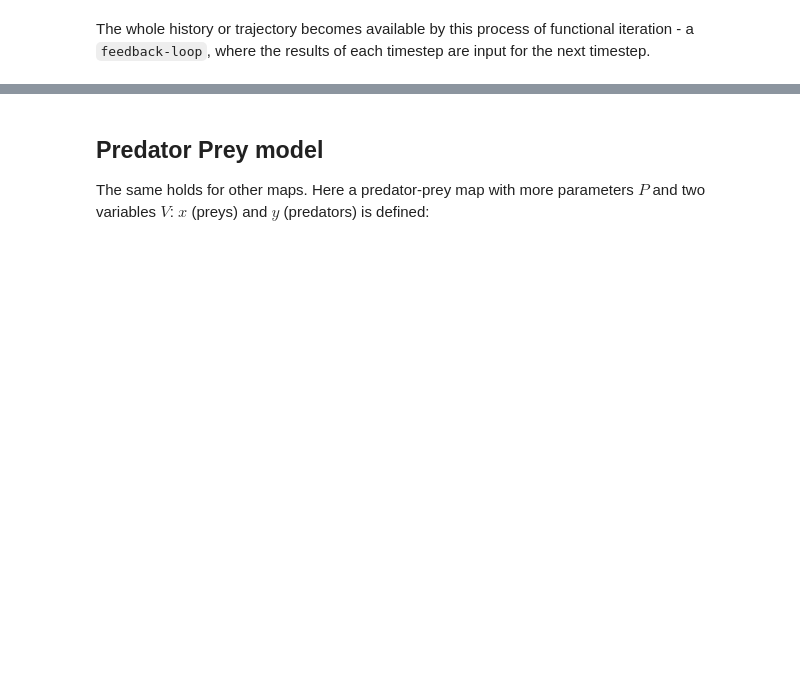
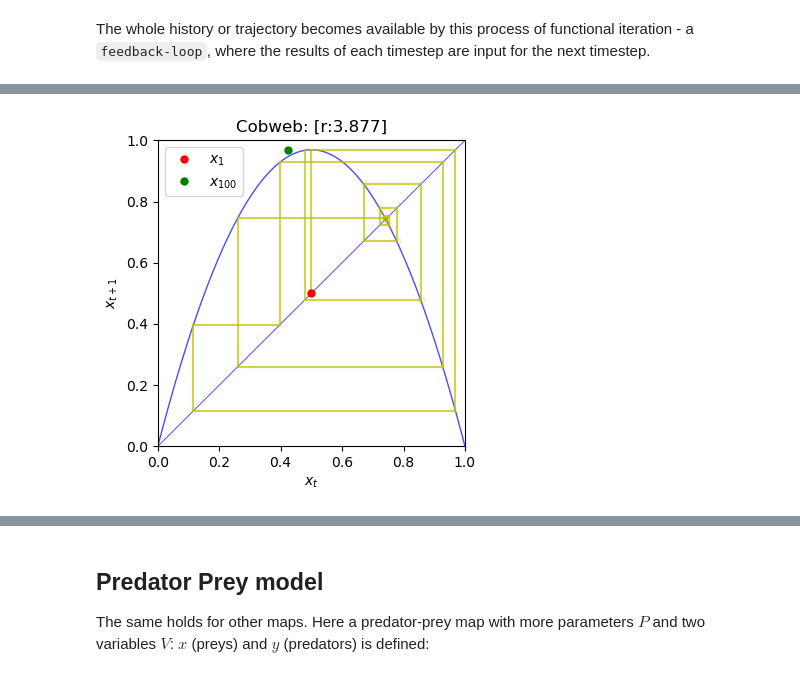
Before and after one commit to bartmarseille/iterative-maps, a Jupyter notebook: 0. Map-iterate-plot framework.ipynb, the cells around one changed output, grey strips where cells are left out. Drawn from its saved outputs; the diff is of its cells as text; code cells hidden in the pictures; blank space fills up the shorter version.

```diff
--- a/0. Map-iterate-plot framework.ipynb
+++ b/0. Map-iterate-plot framework.ipynb
@@ -85,0 +94,36 @@ plt.tight_layout()
+# %%
+ def plot_cobweb(func: Callable, T: np.ndarray, ax=None, figsize=(4,4), **parameters):
+    assert T.ndim==1, 'trajectory should be 1 dimensional'
+    _ax = ax if ax else plt.subplots(1, 1, figsize=figsize)[1]
+
+    # plot map
+    linspace = np.linspace(0., 1., 1000)
+    linspace_dot = func(linspace, **parameters)
+    _ax.plot(linspace, linspace_dot, c='b', alpha=0.7, lw=1)
+    _ax.plot(linspace, linspace, c='b', alpha=0.7, lw=0.7)
+    #plot timeseries Trajectory
+    # t = range(1, T.size+1)
+    for i in range(T.size-2):
+        _ax.plot([T[i], T[i]], [T[i], T[i+1]], c='y', alpha=0.7)
+        _ax.plot([T[i]], [T[i+1]], 'oy', ms=5, alpha=(i+1)/Xs.size)
+        _ax.plot([T[i], T[i+1]], [T[i+1], T[i+1]], c='y', alpha=0.7)
+    _ax.plot([T[-2], T[-2]], [T[-2], T[-1]], c='y', alpha=0.7)
+    _ax.plot([T[0]], [T[0]], 'or', ms=5, label=f'$x_{{1}}$')
+    c = 'g' if T.size>1 else 'y'
+    _ax.plot([Xs[-2]], [T[-1]], 'og', ms=5, label=f'$x_{{{Xs.size}}}$')
+
+    _ax.set_title(f'Cobweb: {get_param_str(**parameters)}')
+    _ax.set_ylabel('$x_{t+1}$')
+    _ax.set_xlabel('$x_{t}$')
+    _ax.set_xlim(0., 1.)
+    _ax.set_ylim(0., 1.)
+    _ax.legend(loc="upper left")
+    if not ax:
+        plt.tight_layout()
+    return ax
+
+
+T = iterate(logistic_map, x0, n=15, **parameters)
+plot_cobweb(logistic_map, T, **parameters)
+# %% [output]
+[figure, added]
```
Also changed, not shown: parts of 11 cells of this notebook.
